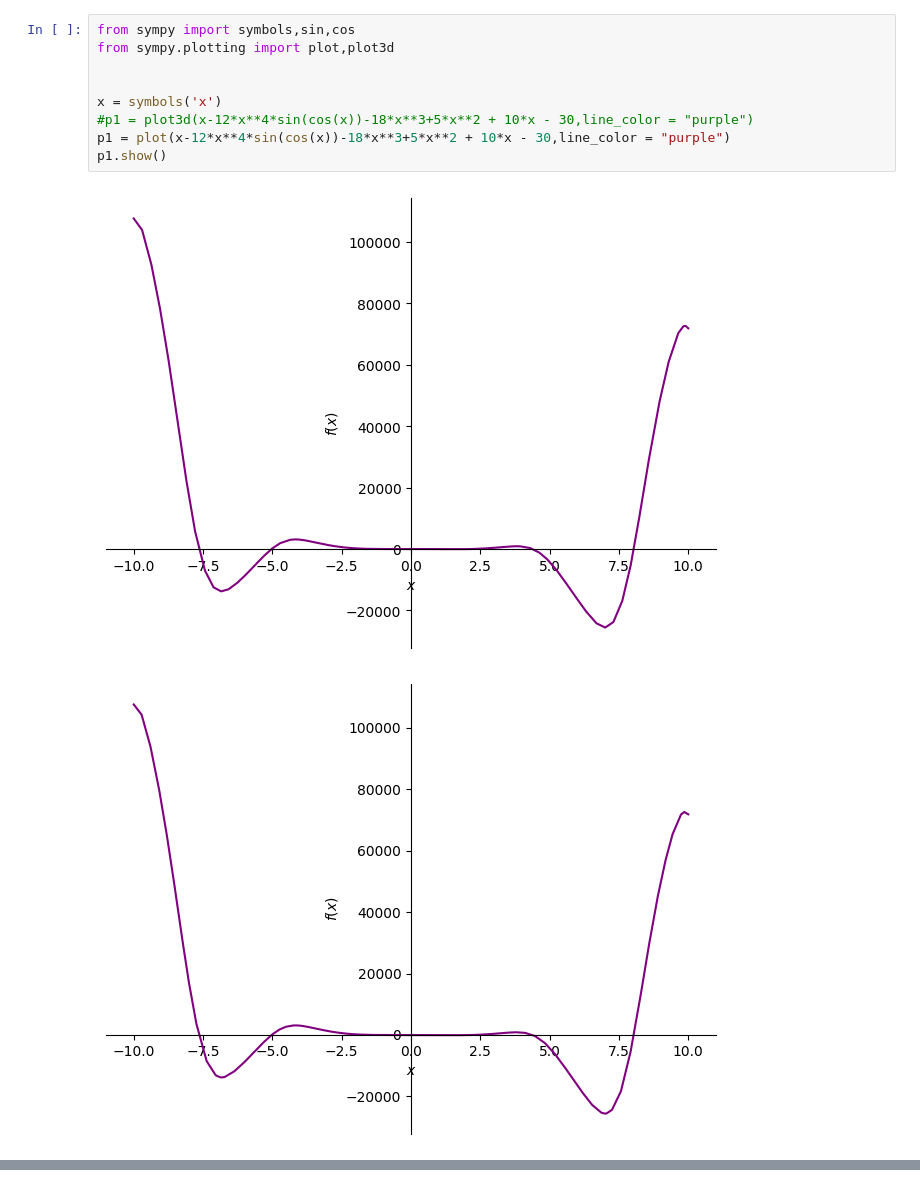
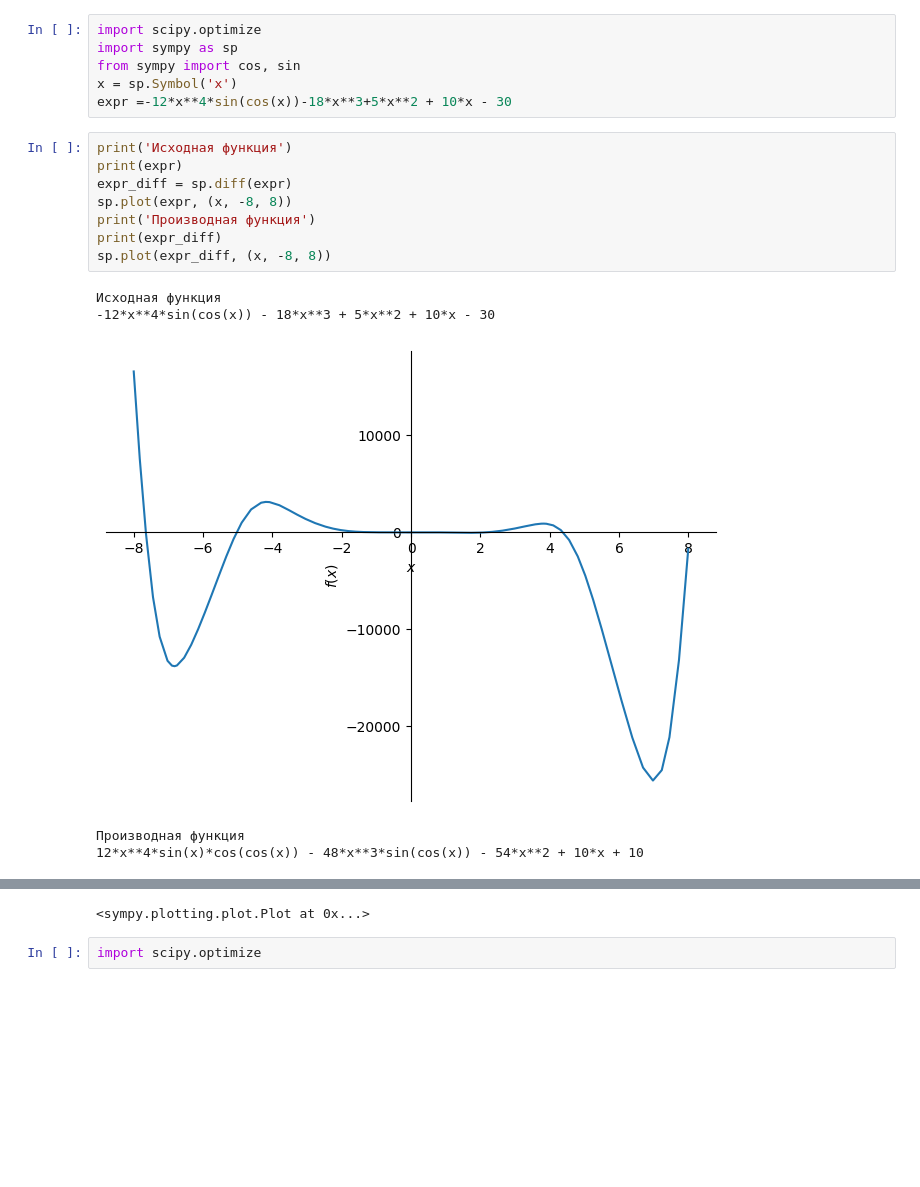
Before and after one commit to alexandergontar/PythonIntro, a Jupyter notebook: Lesson11/graph_dz_11.ipynb, the cells around one changed output, grey strips where cells are left out. Cells and saved outputs as stored; diff of their text form; blank space fills up the shorter version.

Commit message:
add diff function

```diff
--- a/Lesson11/graph_dz_11.ipynb
+++ b/Lesson11/graph_dz_11.ipynb
@@ -1,12 +1,20 @@
-# %%
-from sympy import symbols,sin,cos
-from sympy.plotting import plot,plot3d
-
-
-x = symbols('x')
-#p1 = plot3d(x-12*x**4*sin(cos(x))-18*x**3+5*x**2 + 10*x - 30,line_color = "purple")
-p1 = plot(x-12*x**4*sin(cos(x))-18*x**3+5*x**2 + 10*x - 30,line_color = "purple")
-p1.show()
-# %% [output]
-[figure, removed]
-[figure, removed]
+# %%
+import scipy.optimize
+import sympy as sp
+from sympy import cos, sin
+x = sp.Symbol('x')
+expr =-12*x**4*sin(cos(x))-18*x**3+5*x**2 + 10*x - 30
+# %%
+print('Исходная функция')
+print(expr)
+expr_diff = sp.diff(expr)
+sp.plot(expr, (x, -8, 8))
+print('Производная функция')
+print(expr_diff)
+sp.plot(expr_diff, (x, -8, 8))
+# %% [output]
+Исходная функция
+-12*x**4*sin(cos(x)) - 18*x**3 + 5*x**2 + 10*x - 30
+[figure, added]
+Производная функция
+12*x**4*sin(x)*cos(cos(x)) - 48*x**3*sin(cos(x)) - 54*x**2 + 10*x + 10
@@ -12,0 +22,3 @@ p1.show()
+<sympy.plotting.plot.Plot at 0x...>
+# %%
+import scipy.optimize
```
Also changed, not shown: parts of 1 cell of this notebook, 1 other file.
